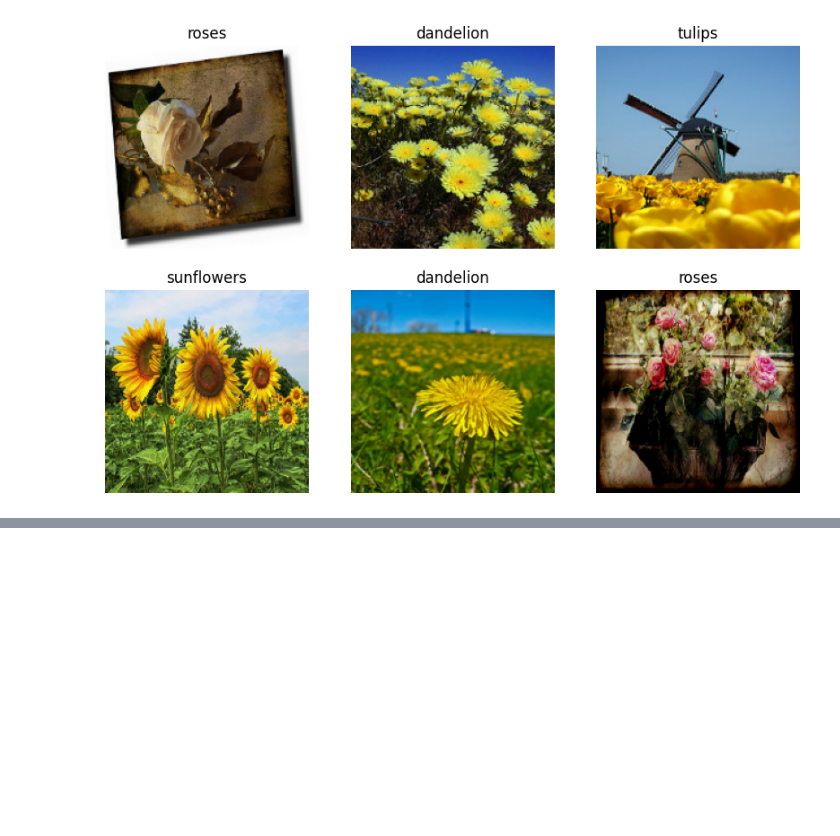
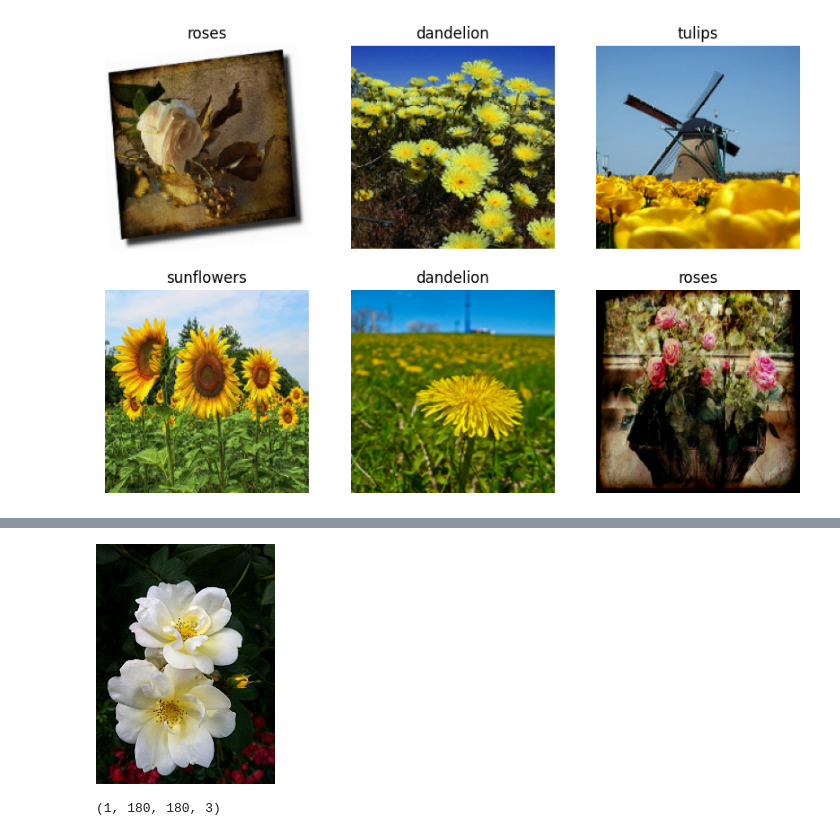
Before and after one commit to LeGiT300/Image-Classification, a Jupyter notebook: transferImage.ipynb, the cells around one changed output, grey strips where cells are left out. Cells and saved outputs as stored; diff of their text form; code cells hidden in the pictures; blank space fills up the shorter version.

```diff
--- a/transferImage.ipynb
+++ b/transferImage.ipynb
@@ -100,0 +158,12 @@ TypeError: The added layer must be an instance of class Layer. Found: <Functiona
+# %%
+Image.open(roses[0])
+# %% [output]
+[figure, added]
+# %%
+import cv2
+image=cv2.imread(str(roses[0]))
+image_resized= cv2.resize(image, (img_height,img_width))
+image=np.expand_dims(image_resized,axis=0)
+print(image.shape)
+# %% [output]
+(1, 180, 180, 3)
```
Also changed, not shown: parts of 9 cells of this notebook.
